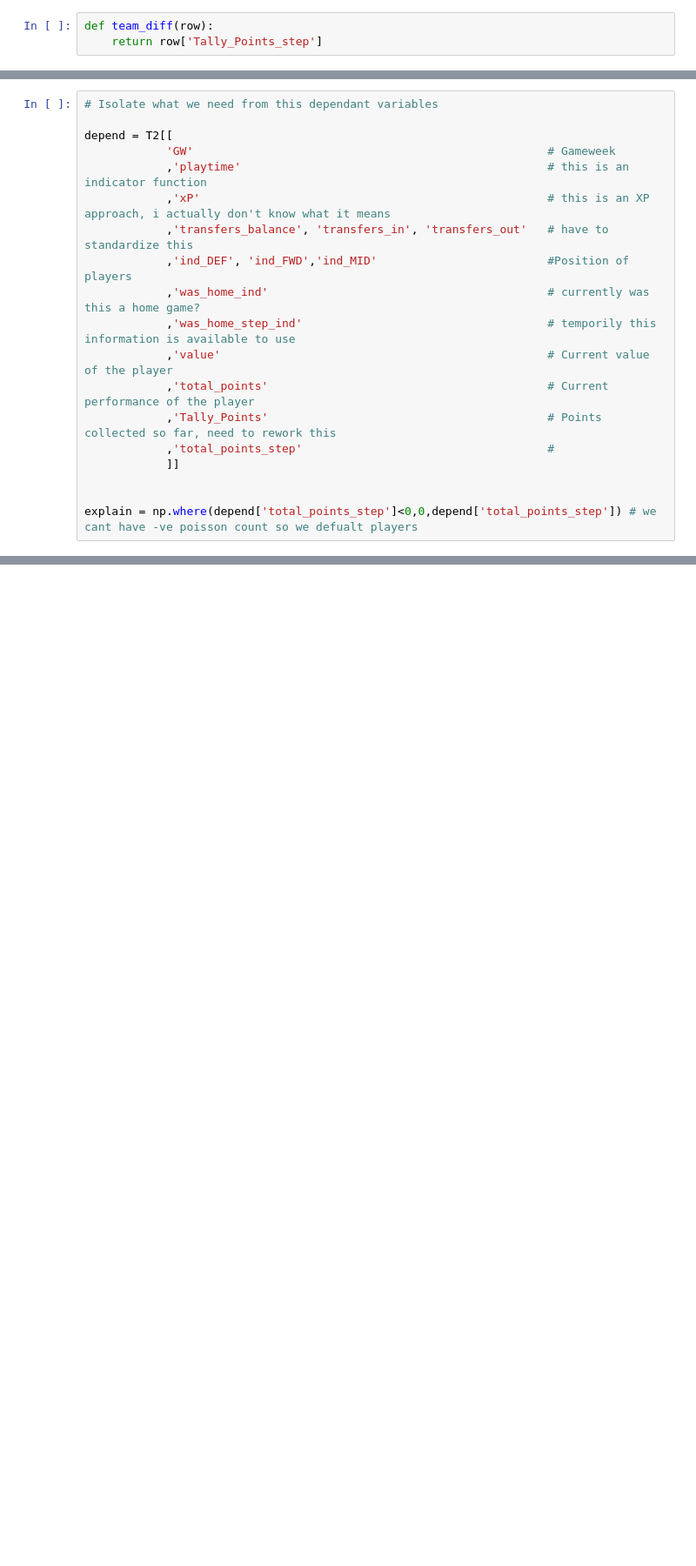
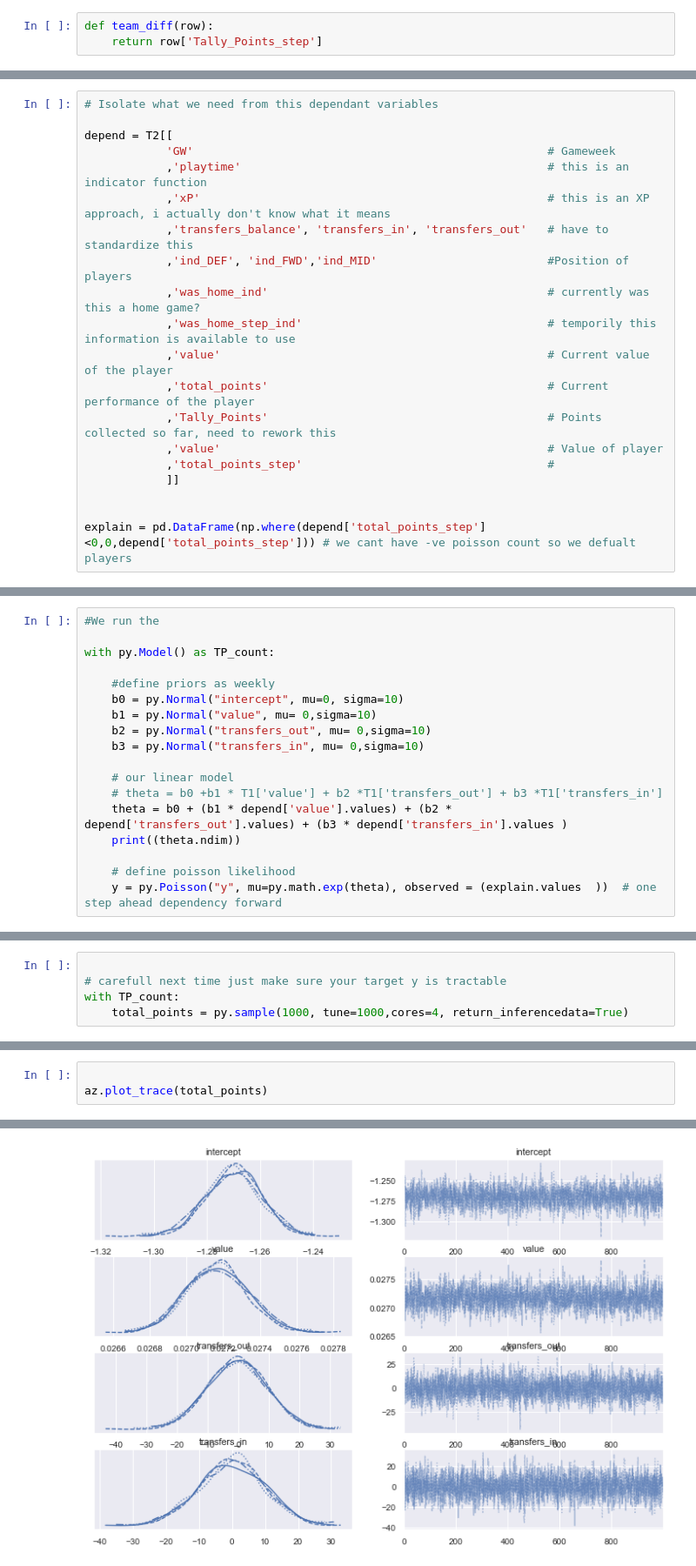
Before and after one commit to WayneQwele/FPLmodel, a Jupyter notebook: FeatureBuild.ipynb, the cells around one changed output, grey strips where cells are left out. Shown at 87% size. Saved outputs shown, nothing was run; the diff lists cells and outputs as text; blank space fills up the shorter version.

```diff
--- a/FeatureBuild.ipynb
+++ b/FeatureBuild.ipynb
@@ -311,8 +286,9 @@ depend = T2[[
             ,'value'                                                # Current value of the player
             ,'total_points'                                         # Current performance of the player
             ,'Tally_Points'                                         # Points collected so far, need to rework this
+            ,'value'                                                # Value of player
             ,'total_points_step'                                    #
             ]]
 
 
-explain = np.where(depend['total_points_step']<0,0,depend['total_points_step']) # we cant have -ve poisson count so we defualt players
+explain = pd.DataFrame(np.where(depend['total_points_step']<0,0,depend['total_points_step'])) # we cant have -ve poisson count so we defualt players
@@ -335,0 +309,18 @@ AttributeError: 'numpy.ndarray' object has no attribute 'info'
+# %%
+#We run the
+
+with py.Model() as TP_count:
+
+    #define priors as weekly
+    b0 = py.Normal("intercept", mu=0, sigma=10)
+    b1 = py.Normal("value", mu= 0,sigma=10)
+    b2 = py.Normal("transfers_out", mu= 0,sigma=10)
+    b3 = py.Normal("transfers_in", mu= 0,sigma=10)
+
+    # our linear model
+    # theta = b0 +b1 * T1['value'] + b2 *T1['transfers_out'] + b3 *T1['transfers_in']
+    theta = b0 + (b1 * depend['value'].values) + (b2 * depend['transfers_out'].values) + (b3 * depend['transfers_in'].values )
+    print((theta.ndim))
+
+    # define poisson likelihood
+    y = py.Poisson("y", mu=py.math.exp(theta), observed = (explain.values  ))  # one step ahead dependency forward
@@ -335,0 +329,5 @@ AttributeError: 'numpy.ndarray' object has no attribute 'info'
+# %%
+
+# carefull next time just make sure your target y is tractable
+with TP_count:
+    total_points = py.sample(1000, tune=1000,cores=4, return_inferencedata=True)
@@ -335,0 +341,4 @@ AttributeError: 'numpy.ndarray' object has no attribute 'info'
+# %%
+
+az.plot_trace(total_points)
+# %% [output]
@@ -335,0 +353 @@ AttributeError: 'numpy.ndarray' object has no attribute 'info'
+[figure, added]
```
Also changed, not shown: parts of 11 cells of this notebook, 4 other files.
